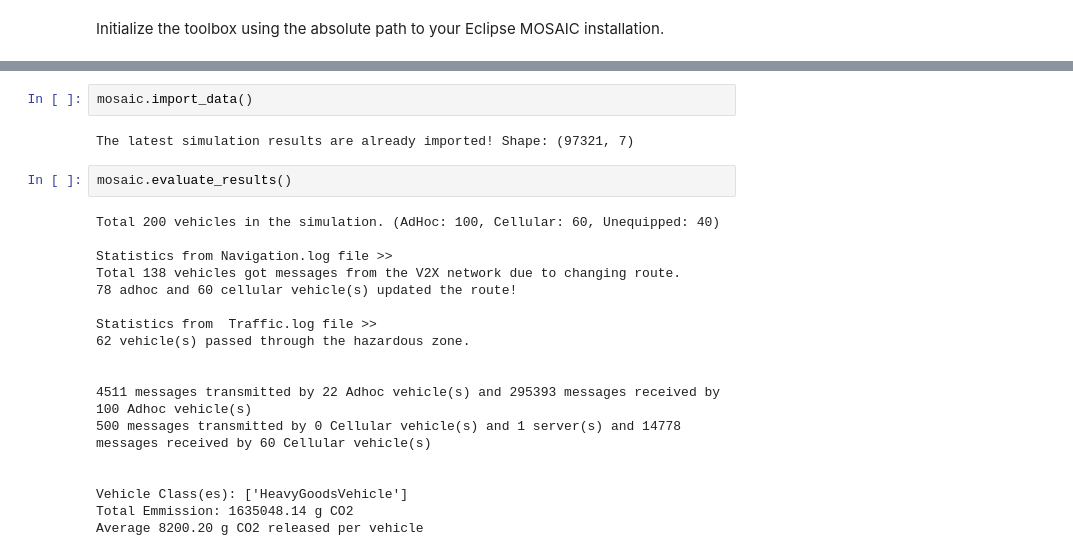
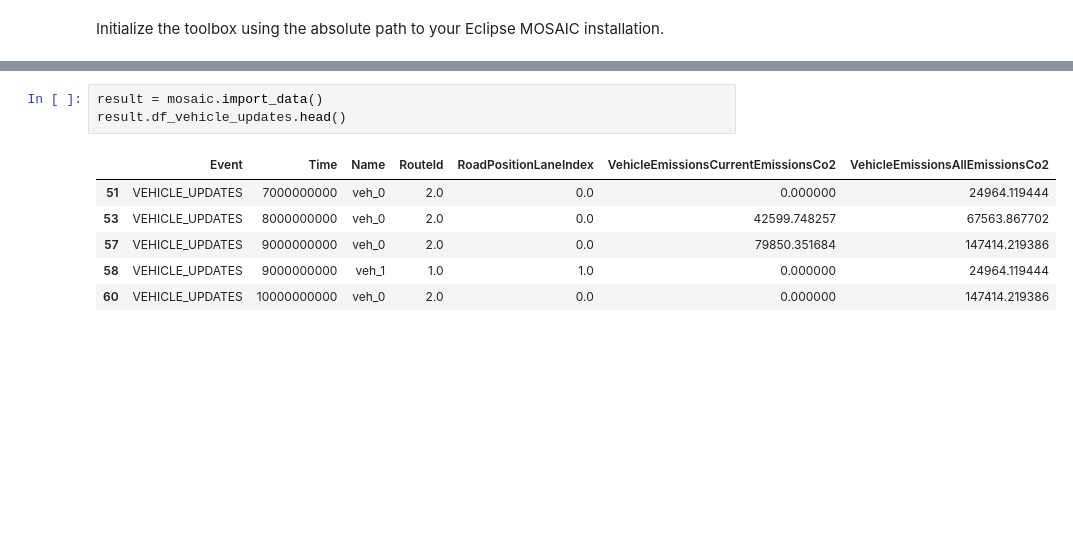
Before and after one commit to ide3a/cid-mobility-workshop, a Jupyter notebook: mosaic.ipynb, the cells around one changed output, grey strips where cells are left out. Cells and saved outputs as stored; diff of their text form; blank space fills up the shorter version.

```diff
--- a/mosaic.ipynb
+++ b/mosaic.ipynb
@@ -48,24 +53,10 @@ Loading latest simulation result 'log-20220620-142833-Barnim'
-# %%
-mosaic.import_data()
-# %% [output]
-The latest simulation results are already imported! Shape: (97321, 7)
-# %%
-mosaic.evaluate_results()
-# %% [output]
-Total 200 vehicles in the simulation. (AdHoc: 100, Cellular: 60, Unequipped: 40)
-
-Statistics from Navigation.log file >>
-Total 138 vehicles got messages from the V2X network due to changing route.
-78 adhoc and 60 cellular vehicle(s) updated the route!
-
-Statistics from  Traffic.log file >>
-62 vehicle(s) passed through the hazardous zone.
-
-
-4511 messages transmitted by 22 Adhoc vehicle(s) and 295393 messages received by 100 Adhoc vehicle(s)
-500 messages transmitted by 0 Cellular vehicle(s) and 1 server(s) and 14778 messages received by 60 Cellular vehicle(s)
-
-
-Vehicle Class(es): ['HeavyGoodsVehicle']
-Total Emmission: 1635048.14 g CO2
-Average 8200.20 g CO2 released per vehicle
+# %%
+result = mosaic.import_data()
+result.df_vehicle_updates.head()
+# %% [output]
+|  | Event | Time | Name | RouteId | RoadPositionLaneIndex | VehicleEmissionsCurrentEmissionsCo2 | VehicleEmissionsAllEmissionsCo2 |
+| 51 | VEHICLE_UPDATES | 7000000000 | veh_0 | 2.0 | 0.0 | 0.000000 | 24964.119444 |
+| 53 | VEHICLE_UPDATES | 8000000000 | veh_0 | 2.0 | 0.0 | 42599.748257 | 67563.867702 |
+| 57 | VEHICLE_UPDATES | 9000000000 | veh_0 | 2.0 | 0.0 | 79850.351684 | 147414.219386 |
+| 58 | VEHICLE_UPDATES | 9000000000 | veh_1 | 1.0 | 1.0 | 0.000000 | 24964.119444 |
+| 60 | VEHICLE_UPDATES | 10000000000 | veh_0 | 2.0 | 0.0 | 0.000000 | 147414.219386 |
```
Also changed, not shown: parts of 13 cells of this notebook, 1 other file.
